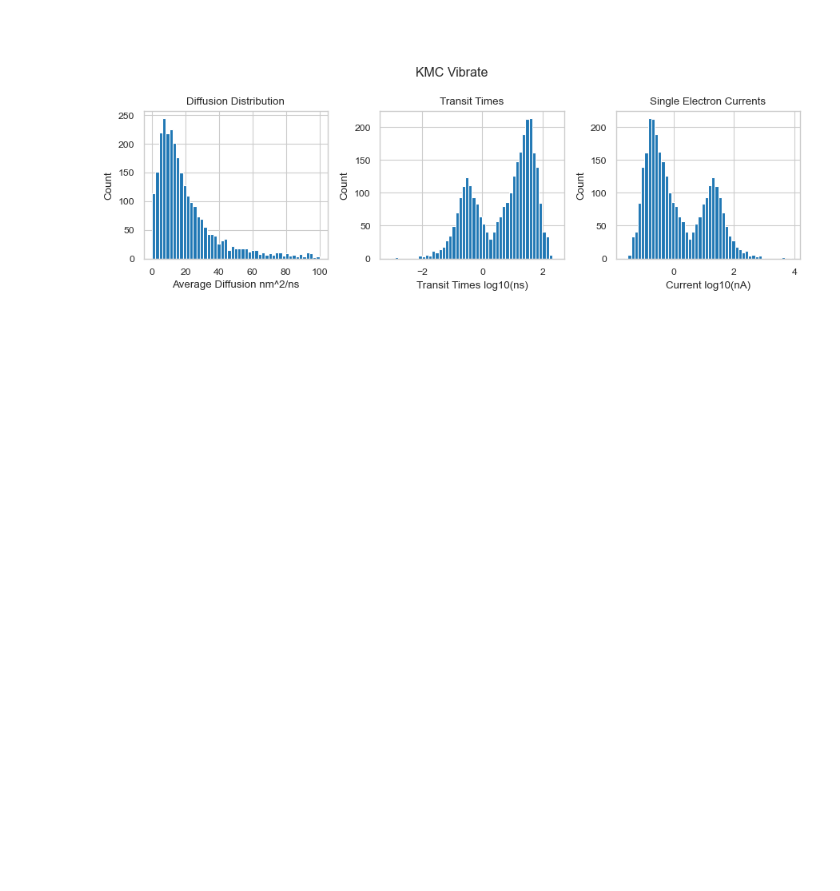
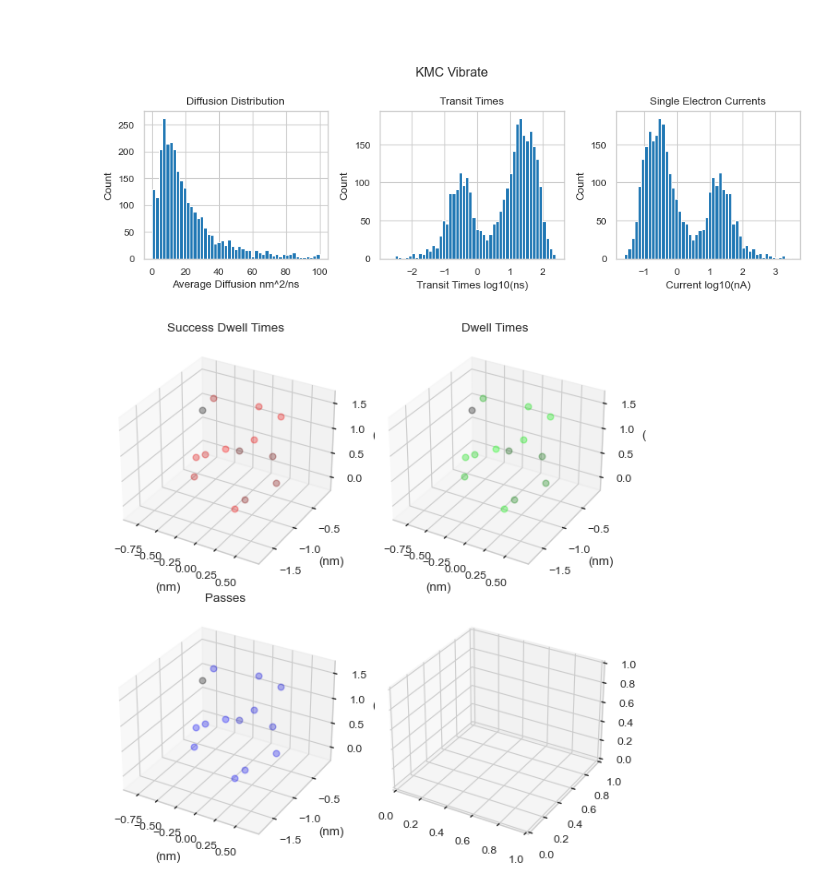
Before and after one commit to drAshcroft/ProteinConduct, a Jupyter notebook: PathsKMC2_CTPR.ipynb, the cells around one changed output. Saved outputs shown, nothing was run; the diff lists cells and outputs as text; code cells hidden in the pictures; blank space fills up the shorter version.

```diff
--- a/PathsKMC2_CTPR.ipynb
+++ b/PathsKMC2_CTPR.ipynb
@@ -365,7 +410,10 @@ KMC_Plotting. PlotKMC(activeAminos,successDwellTimes, dwellTimes, passes, electr
 # %%
 
 
 successDwellTimes, dwellTimes, passes, electronTimes, diffusions=KMC_Protein.KMC(G_vibrate, activeAminos, injectionAminos,exitAminos, numberElectrons=3000, maxIterations = 50000 )
-KMC_Plotting. PlotKMC(activeAminos,successDwellTimes, dwellTimes, passes, electronTimes, diffusions,'KMC Vibrate')
+KMC_Plotting. PlotKMC(  electronTimes, diffusions,'KMC Vibrate')
+
+KMC_Plotting.PlotKMCNetworks(activeAminos,successDwellTimes, dwellTimes, passes)
 # %% [output]
-[figure, old version]
+[figure, new version]
+[figure, added]
```
Also changed, not shown: parts of 10 cells of this notebook, 2 other files.
